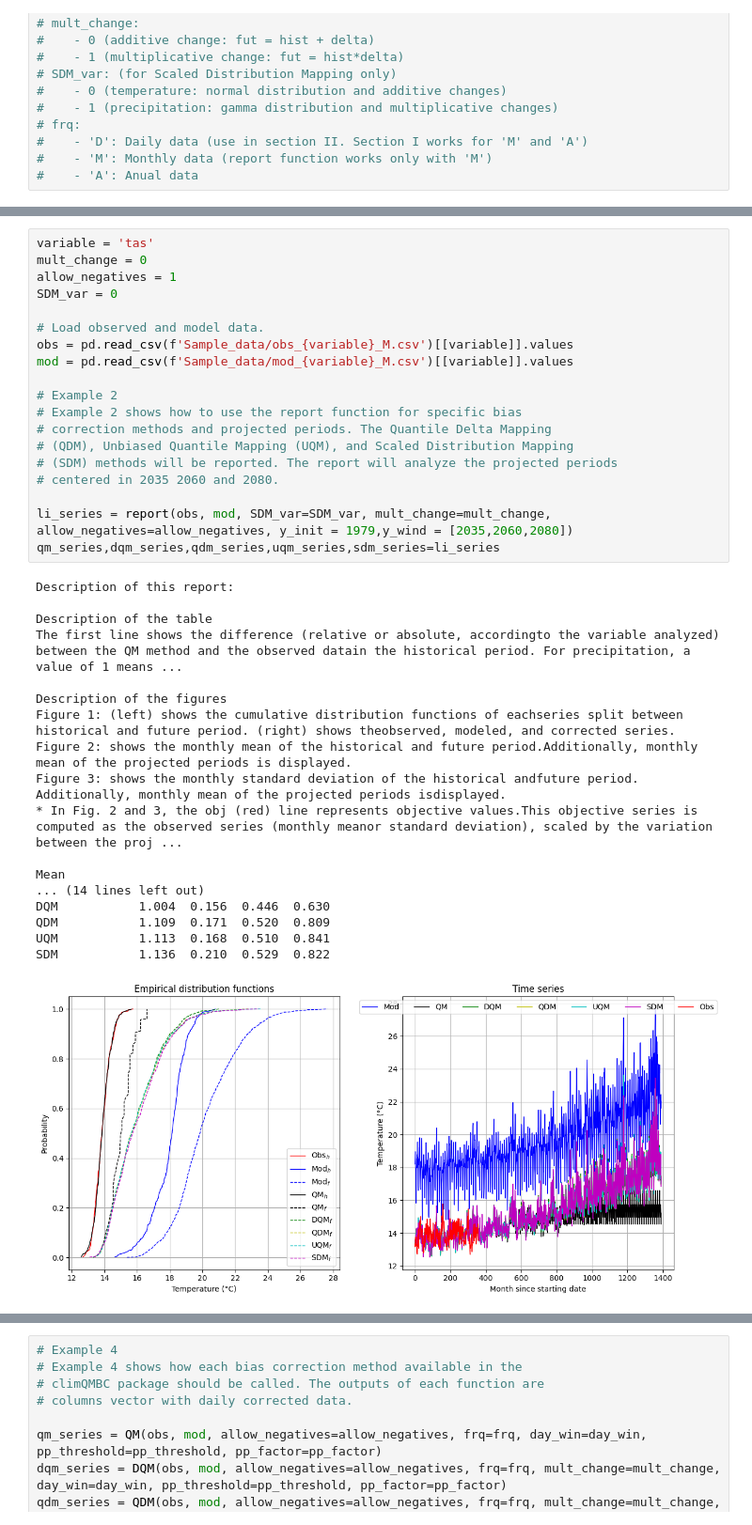
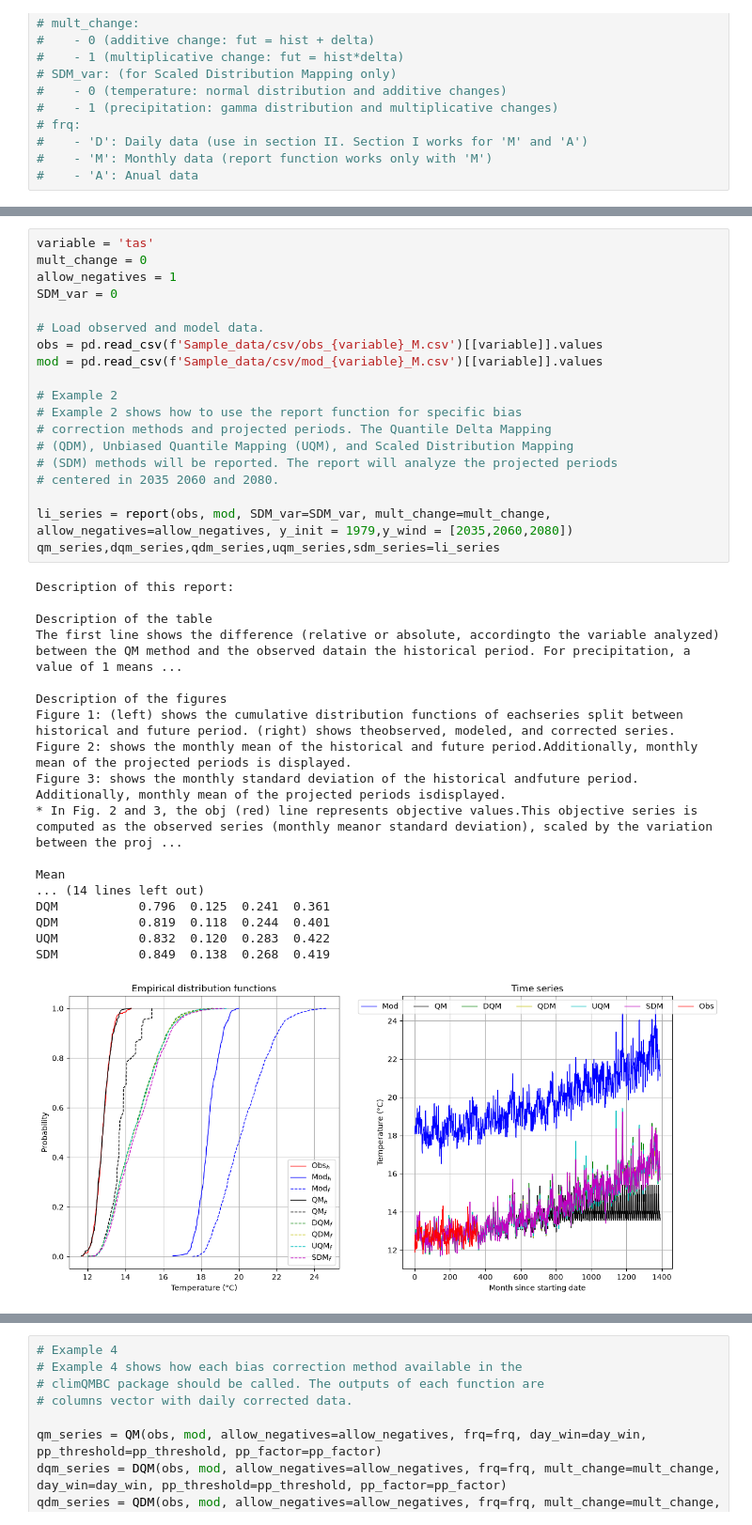
Before and after one commit to saedoquililongo/climQMBC, a Jupyter notebook: Example_notebook.ipynb, the cells around one changed output, grey strips where cells are left out. Shown at 94% size. Drawn from its saved outputs; the diff is of its cells as text.

```diff
--- a/Example_notebook.ipynb
+++ b/Example_notebook.ipynb
@@ -68,37 +69,37 @@ SDM           1.047  1.093  0.971
 variable = 'tas'
 mult_change = 0
 allow_negatives = 1
 SDM_var = 0
 
 # Load observed and model data.
-obs = pd.read_csv(f'Sample_data/obs_{variable}_M.csv')[[variable]].values
-mod = pd.read_csv(f'Sample_data/mod_{variable}_M.csv')[[variable]].values
+obs = pd.read_csv(f'Sample_data/csv/obs_{variable}_M.csv')[[variable]].values
+mod = pd.read_csv(f'Sample_data/csv/mod_{variable}_M.csv')[[variable]].values
 
 # Example 2
 # Example 2 shows how to use the report function for specific bias
 # correction methods and projected periods. The Quantile Delta Mapping
 # (QDM), Unbiased Quantile Mapping (UQM), and Scaled Distribution Mapping
 # (SDM) methods will be reported. The report will analyze the projected periods
 # centered in 2035 2060 and 2080.
 
 li_series = report(obs, mod, SDM_var=SDM_var, mult_change=mult_change, allow_negatives=allow_negatives, y_init = 1979,y_wind = [2035,2060,2080])
 qm_series,dqm_series,qdm_series,uqm_series,sdm_series=li_series
 # %% [output]
 Description of this report:
 
 Description of the table
 The first line shows the difference (relative or absolute, accordingto the variable analyzed) between the QM method and the observed datain the historical period. For precipitation, a value of 1 means ...
 
 Description of the figures
 Figure 1: (left) shows the cumulative distribution functions of eachseries split between historical and future period. (right) shows theobserved, modeled, and corrected series.
 Figure 2: shows the monthly mean of the historical and future period.Additionally, monthly mean of the projected periods is displayed.
 Figure 3: shows the monthly standard deviation of the historical andfuture period. Additionally, monthly mean of the projected periods isdisplayed.
 * In Fig. 2 and 3, the obj (red) line represents objective values.This objective series is computed as the observed series (monthly meanor standard deviation), scaled by the variation between the proj ...
 
 Mean
 ... (14 lines left out)
-DQM           1.004  0.156  0.446  0.630
-QDM           1.109  0.171  0.520  0.809
-UQM           1.113  0.168  0.510  0.841
-SDM           1.136  0.210  0.529  0.822
+DQM           0.796  0.125  0.241  0.361
+QDM           0.819  0.118  0.244  0.401
+UQM           0.832  0.120  0.283  0.422
+SDM           0.849  0.138  0.268  0.419
-[figure, old version]
+[figure, new version]
```
Also changed, not shown: parts of 9 cells of this notebook.
